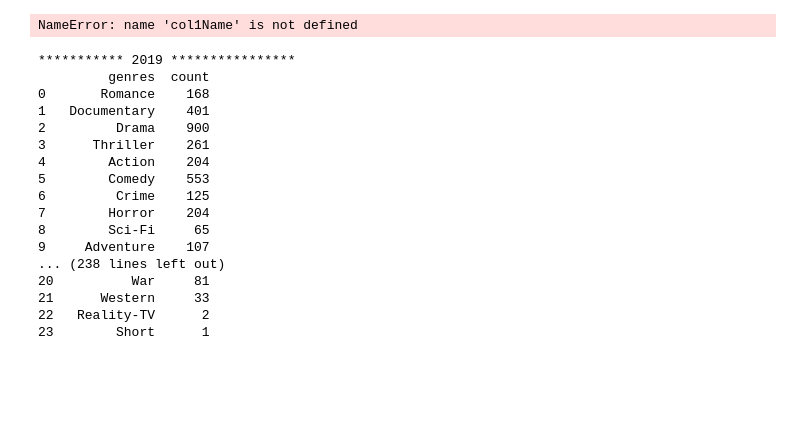
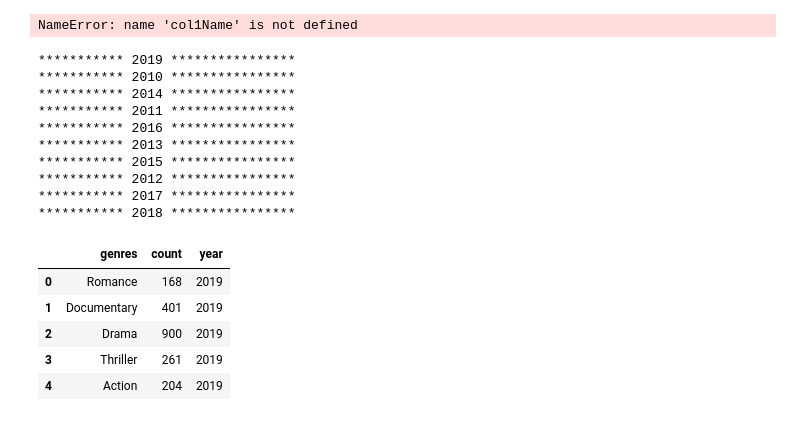
Before and after one commit to reynoso811/010921-pt-phase-1-project, a Jupyter notebook: data/zippedData/Processed/First_plot-Copy1.ipynb, the cells around one changed output. Cells and saved outputs as stored; diff of their text form; code cells hidden in the pictures; blank space fills up the shorter version.

```diff
--- a/data/zippedData/Processed/First_plot-Copy1.ipynb
+++ b/data/zippedData/Processed/First_plot-Copy1.ipynb
@@ -124,6 +125,7 @@ dict_keys(['Romance', 'Documentary', 'Drama', 'Thriller', 'Action', 'Comedy', 'C
 dict_items([('Romance', 168), ('Documentary', 401), ('Drama', 900), ('Thriller', 261), ('Action', 204), ('Comedy', 553), ('Crime', 125), ('Horror', 204), ('Sci-Fi', 65), ('Adventure', 107), ('Animatio ...
 NameError: name 'col1Name' is not defined
 # %%
+df = pd.DataFrame()
 for year in years:
 
     print("***********",year,"****************")
@@ -142,23 +144,26 @@ for year in years:
     for elem in finalGenres:
         output["genres"].append(elem)
         output["count"].append(finalGenres[elem])
-    df  = pd.DataFrame(output)
-    print(df)
+    frame = pd.DataFrame(output)
+    frame["year"]=year
+    df  = df.append(frame)
 # %% [output]
 *********** 2019 ****************
-         genres  count
-0       Romance    168
-1   Documentary    401
-2         Drama    900
-3      Thriller    261
-4        Action    204
-5        Comedy    553
-6         Crime    125
-7        Horror    204
-8        Sci-Fi     65
-9     Adventure    107
-... (238 lines left out)
-20          War     81
-21      Western     33
-22   Reality-TV      2
-23        Short      1
+*********** 2010 ****************
+*********** 2014 ****************
+*********** 2011 ****************
+*********** 2016 ****************
+*********** 2013 ****************
+*********** 2015 ****************
+*********** 2012 ****************
+*********** 2017 ****************
+*********** 2018 ****************
+# %%
+df.head()
+# %% [output]
+|  | genres | count | year |
+| 0 | Romance | 168 | 2019 |
+| 1 | Documentary | 401 | 2019 |
+| 2 | Drama | 900 | 2019 |
+| 3 | Thriller | 261 | 2019 |
+| 4 | Action | 204 | 2019 |
```
Also changed, not shown: parts of 4 cells of this notebook, 3 other files.
